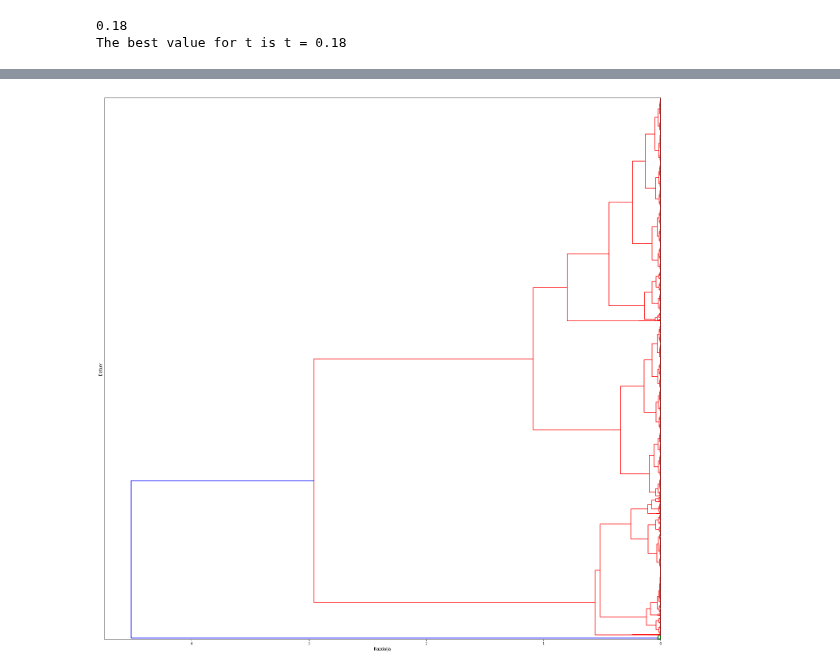
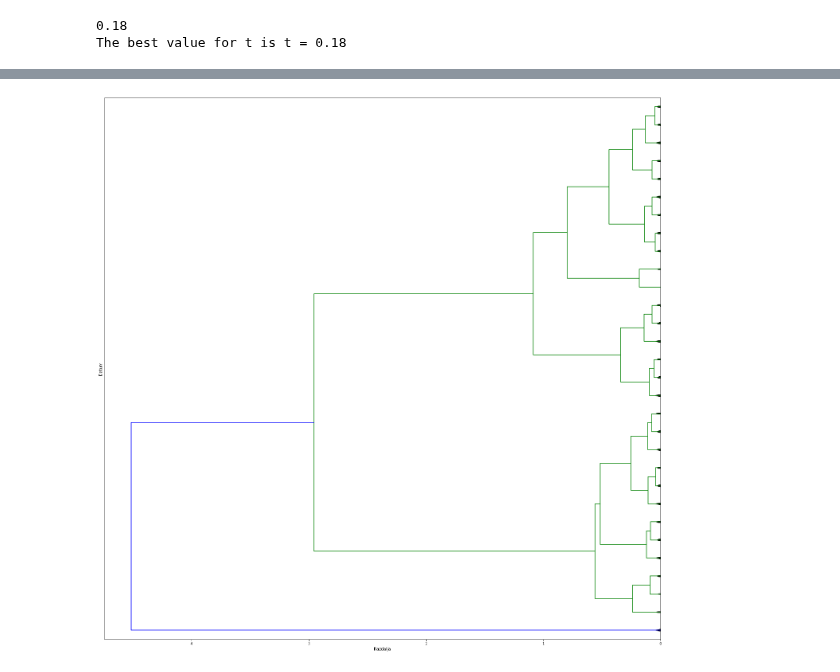
Before and after one commit to Zan-23/IJS_water_loss, a Jupyter notebook: notebooks/Clustering.ipynb, the cells around one changed output, grey strips where cells are left out. Saved outputs shown, nothing was run; the diff lists cells and outputs as text; code cells hidden in the pictures.

```diff
--- a/notebooks/Clustering.ipynb
+++ b/notebooks/Clustering.ipynb
@@ -162,10 +166,15 @@ generate_timestamp_yaxis_array(matrix)
 # %%
 L_2 = sch.linkage(matrix_X_all, method="ward")
 plt.figure(figsize=(25, 25))
-D      = sch.dendrogram(L_2, leaf_font_size=15, labels=matrix_all[:, 0], orientation="left")
+# D      = sch.dendrogram(, leaf_font_size=15, labels=, orientation="left")
+D      = sch.dendrogram(L_2, leaf_font_size=15, labels=matrix_all[:, 0], orientation="left",
+                        show_contracted=True,
+                        truncate_mode='lastp',  # last p merged clusters
+                        p=30                    # show only the last p merged clusters
+                       )
 plt.xlabel("Razdalja")
 plt.yticks([])
 plt.ylabel("Datum")
 plt.show()
 # %% [output]
-[figure, old version]
+[figure, new version]
```
Also changed, not shown: parts of 8 cells of this notebook, 1 other file.
